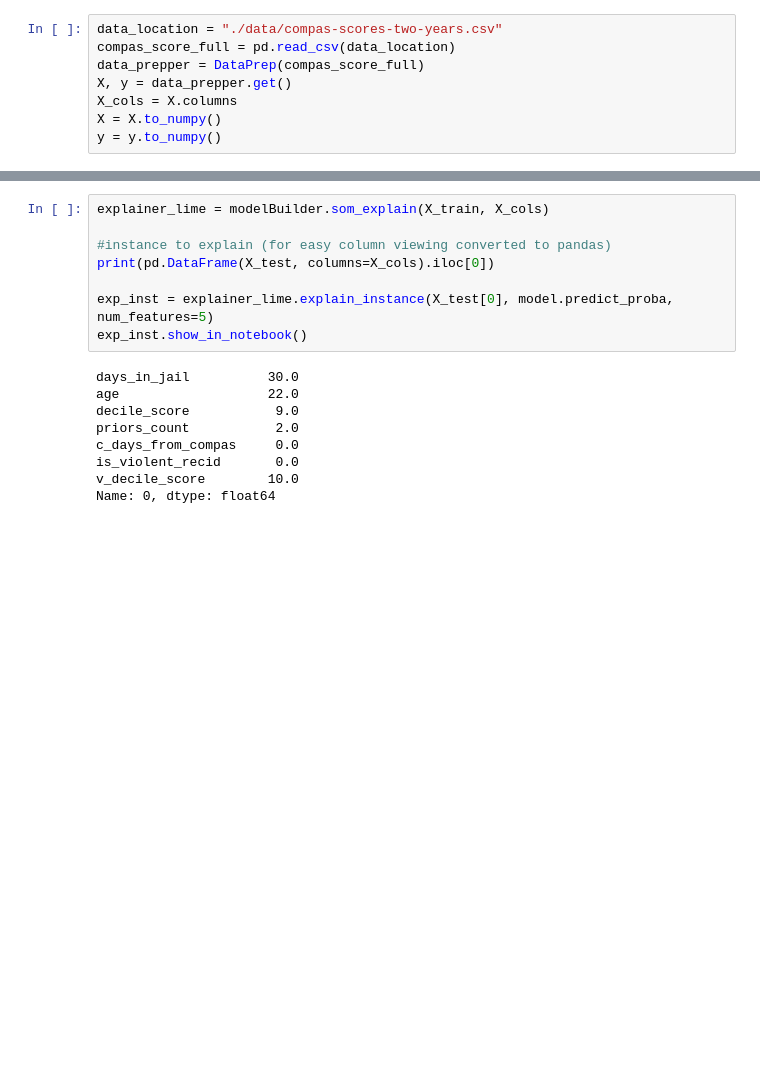
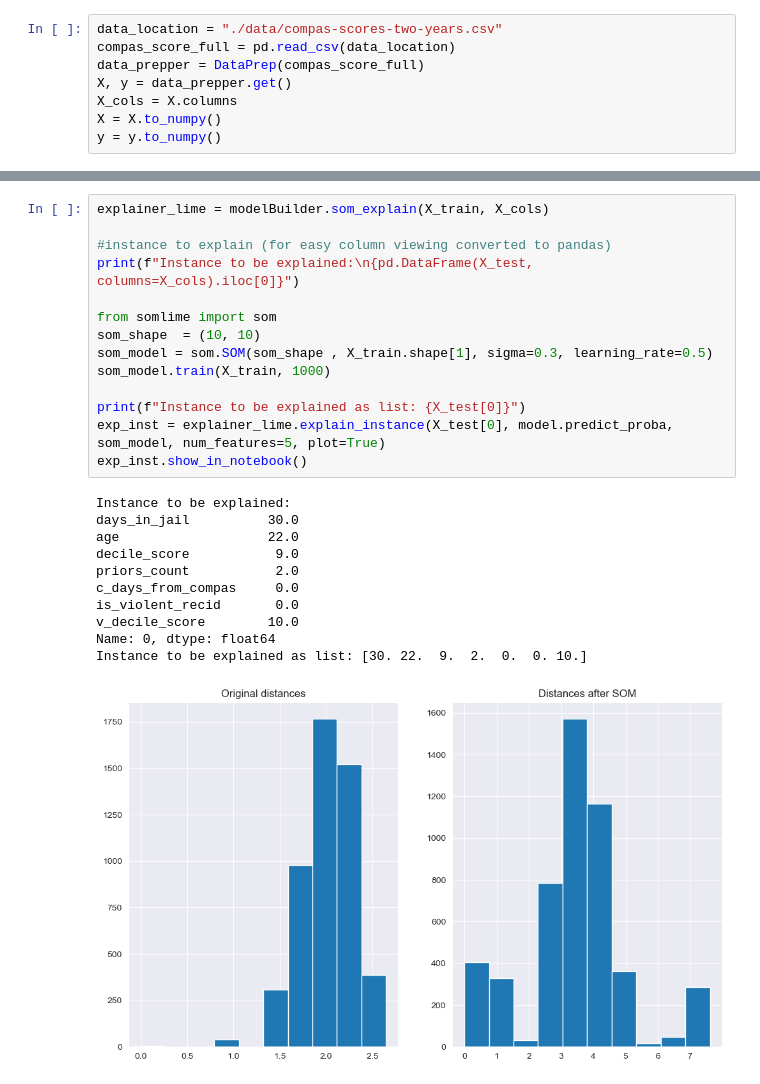
Before and after one commit to gardan4/Lime-Enhancements, a Jupyter notebook: Main.ipynb, the cells around one changed output, grey strips where cells are left out. Drawn from its saved outputs; the diff is of its cells as text; blank space fills up the shorter version.

Commit message:
integrated soms into lime

```diff
--- a/Main.ipynb
+++ b/Main.ipynb
@@ -35,18 +35,27 @@ Accuracy: 0.6759259259259259
 # %%
 explainer_lime = modelBuilder.som_explain(X_train, X_cols)
 
 #instance to explain (for easy column viewing converted to pandas)
-print(pd.DataFrame(X_test, columns=X_cols).iloc[0])
+print(f"Instance to be explained:\n{pd.DataFrame(X_test, columns=X_cols).iloc[0]}")
 
-exp_inst = explainer_lime.explain_instance(X_test[0], model.predict_proba, num_features=5)
+from somlime import som
+som_shape  = (10, 10)
+som_model = som.SOM(som_shape , X_train.shape[1], sigma=0.3, learning_rate=0.5)
+som_model.train(X_train, 1000)
+
+print(f"Instance to be explained as list: {X_test[0]}")
+exp_inst = explainer_lime.explain_instance(X_test[0], model.predict_proba, som_model, num_features=5, plot=True)
 exp_inst.show_in_notebook()
 # %% [output]
+Instance to be explained:
 days_in_jail          30.0
 age                   22.0
 decile_score           9.0
 priors_count           2.0
 c_days_from_compas     0.0
 is_violent_recid       0.0
 v_decile_score        10.0
 Name: 0, dtype: float64
+Instance to be explained as list: [30. 22.  9.  2.  0.  0. 10.]
+[figure, added]
 [interactive output not drawn]
```
Also changed, not shown: parts of 1 cell of this notebook, 4 other files.
